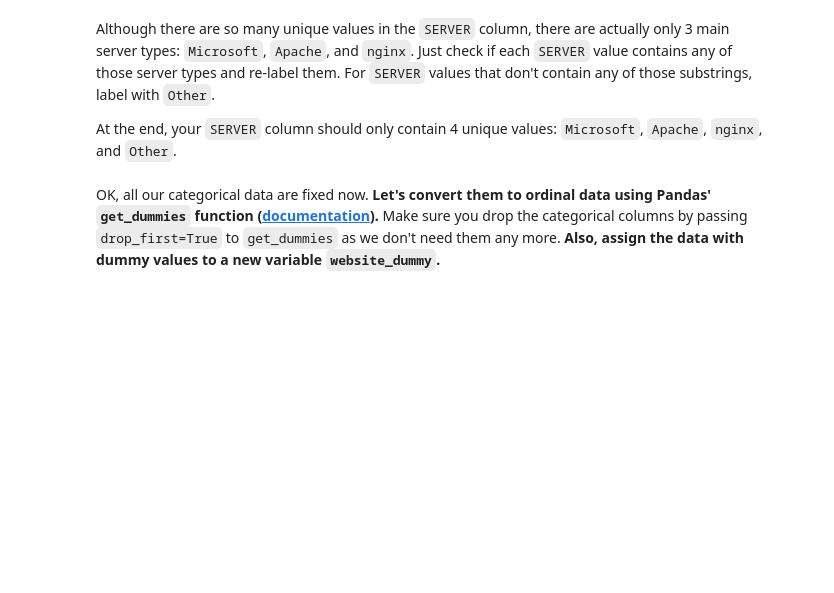
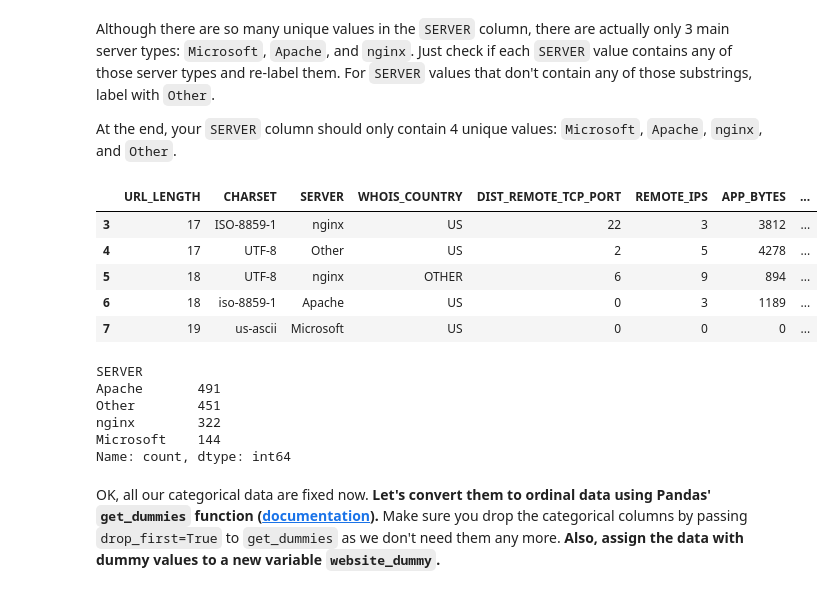
Before and after one commit to Ironhack-Data-Madrid-Octubre-2023/7.1-lab_supervised_learning, a Jupyter notebook: your-code/main.ipynb, the cells around one changed output. Saved outputs shown, nothing was run; the diff lists cells and outputs as text; code cells hidden in the pictures; blank space fills up the shorter version.

```diff
--- a/your-code/main.ipynb
+++ b/your-code/main.ipynb
@@ -575,0 +592,3 @@ The `WHOIS_COUNTRY` column happens to be this case. You can verify it by print a
+# %%
+countries10 = websites.WHOIS_COUNTRY.value_counts().head(10).index.tolist()
+countries10
@@ -575,0 +597,5 @@ The `WHOIS_COUNTRY` column happens to be this case. You can verify it by print a
+# %%
+# Ahora me quedo con solo estos campos y el resto los cambio a 'OTHER'
+
+websites.WHOIS_COUNTRY = websites.WHOIS_COUNTRY.apply(lambda x: x if x in countries10 else 'OTHER')
+websites.WHOIS_COUNTRY.value_counts()
@@ -583,0 +622,4 @@ In addition, we will also drop `WHOIS_REGDATE` and `WHOIS_UPDATED_DATE`. These a
+# %%
+# Borramos las columnas que nos indican:
+websites.drop(columns=['WHOIS_STATEPRO', 'WHOIS_REGDATE', 'WHOIS_UPDATED_DATE'], inplace=True)
+websites.info()
@@ -594,2 +674,4 @@ Now print the `dtypes` of the data again. Besides `WHOIS_COUNTRY` which we alrea
+# %%
+websites.drop(columns='URL', inplace=True)
 # %% [markdown]
 #### Print the unique value counts of `CHARSET`. You see there are only a few unique values. So we can keep it as it is.
@@ -616,2 +715,21 @@ At the end, your `SERVER` column should only contain 4 unique values: `Microsoft
+# %%
+websites.SERVER = websites.SERVER.apply(lambda x: 'Microsoft' if 'Microsoft' in x else 'Apache' if 'Apache' in x else 'nginx' if 'nginx' in x else 'Other')
+websites.head()
+# %% [output]
+|  | URL_LENGTH | CHARSET | SERVER | WHOIS_COUNTRY | DIST_REMOTE_TCP_PORT | REMOTE_IPS | APP_BYTES | ... |
+| 3 | 17 | ISO-8859-1 | nginx | US | 22 | 3 | 3812 | ... |
+| 4 | 17 | UTF-8 | Other | US | 2 | 5 | 4278 | ... |
+| 5 | 18 | UTF-8 | nginx | OTHER | 6 | 9 | 894 | ... |
+| 6 | 18 | iso-8859-1 | Apache | US | 0 | 3 | 1189 | ... |
+| 7 | 19 | us-ascii | Microsoft | US | 0 | 0 | 0 | ... |
+# %%
+websites.SERVER.value_counts()
+# %% [output]
+SERVER
+Apache       491
+Other        451
+nginx        322
+Microsoft    144
+Name: count, dtype: int64
 # %% [markdown]
 OK, all our categorical data are fixed now. **Let's convert them to ordinal data using Pandas' `get_dummies` function ([documentation](https://pandas.pydata.org/pandas-docs/stable/generated/pandas.get_dummies.html)).** Make sure you drop the categorical columns by passing `drop_first=True` to `get_dummies` as we don't need them any more. **Also, assign the data with dummy values to a new variable `website_dummy`.**
```
Also changed, not shown: parts of 26 cells of this notebook.
